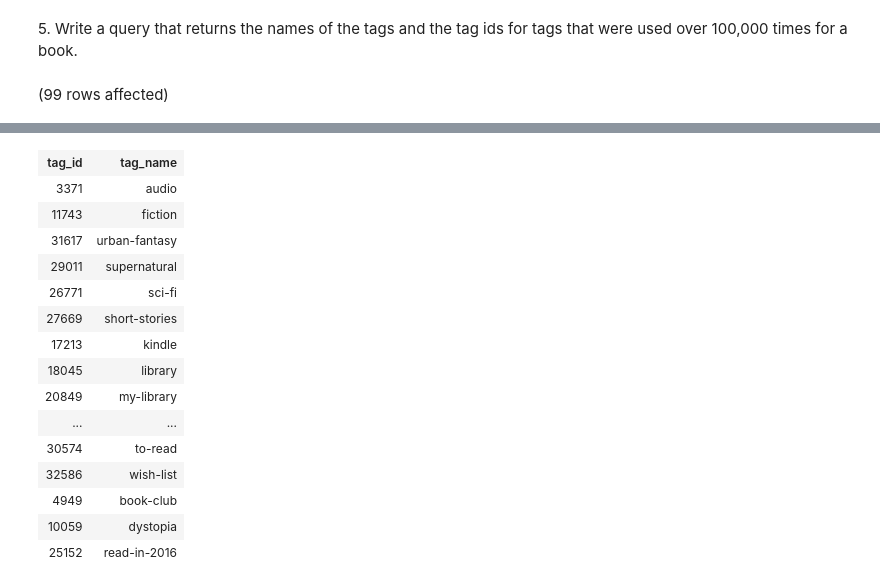
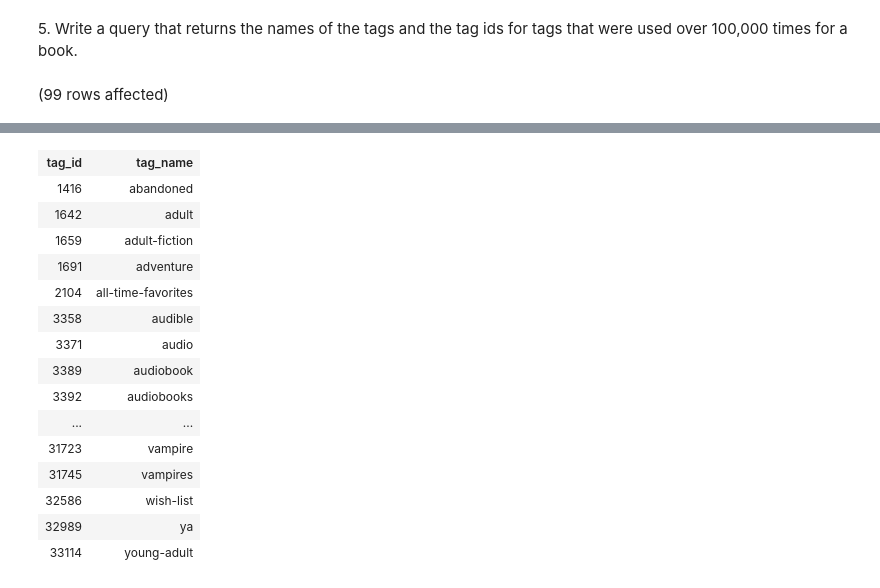
Before and after one commit to yayasanya/sql-part4-exercises, a Jupyter notebook: sql-part4.ipynb, the cells around one changed output, grey strips where cells are left out. Saved outputs shown, nothing was run; the diff lists cells and outputs as text; code cells hidden in the pictures.

```diff
--- a/sql-part4.ipynb
+++ b/sql-part4.ipynb
@@ -112,12 +120,13 @@ Total execution time: 00:00:00.039
 # %% [markdown]
 5. Write a query that returns the names of the tags and the tag ids for tags that were used over 100,000 times for a book.
 # %%
-SELECT *
+SELECT TOP 100 t.tag_id, t.tag_name
 FROM BooksDB.dbo.tags AS t
 WHERE t.tag_id IN
     (SELECT bt.tag_id
-    FROM BooksDB.dbo.book_tags AS bt
+    FROM BooksDB.dbo.book_tags as bt
     GROUP BY bt.tag_id
-    HAVING SUM(bt.[count])>100000)
+    HAVING SUM(bt.[count])>100000
+    )
 # %% [output]
 (99 rows affected)
@@ -125,16 +134,16 @@ Total execution time: 00:00:00.218
 | tag_id | tag_name |
+| 1416 | abandoned |
+| 1642 | adult |
+| 1659 | adult-fiction |
+| 1691 | adventure |
+| 2104 | all-time-favorites |
+| 3358 | audible |
 | 3371 | audio |
-| 11743 | fiction |
-| 31617 | urban-fantasy |
-| 29011 | supernatural |
-| 26771 | sci-fi |
-| 27669 | short-stories |
-| 17213 | kindle |
-| 18045 | library |
-| 20849 | my-library |
+| 3389 | audiobook |
+| 3392 | audiobooks |
 | ... | ... |
-| 30574 | to-read |
+| 31723 | vampire |
+| 31745 | vampires |
 | 32586 | wish-list |
-| 4949 | book-club |
-| 10059 | dystopia |
-| 25152 | read-in-2016 |
+| 32989 | ya |
+| 33114 | young-adult |
```
Also changed, not shown: parts of 5 cells of this notebook.
